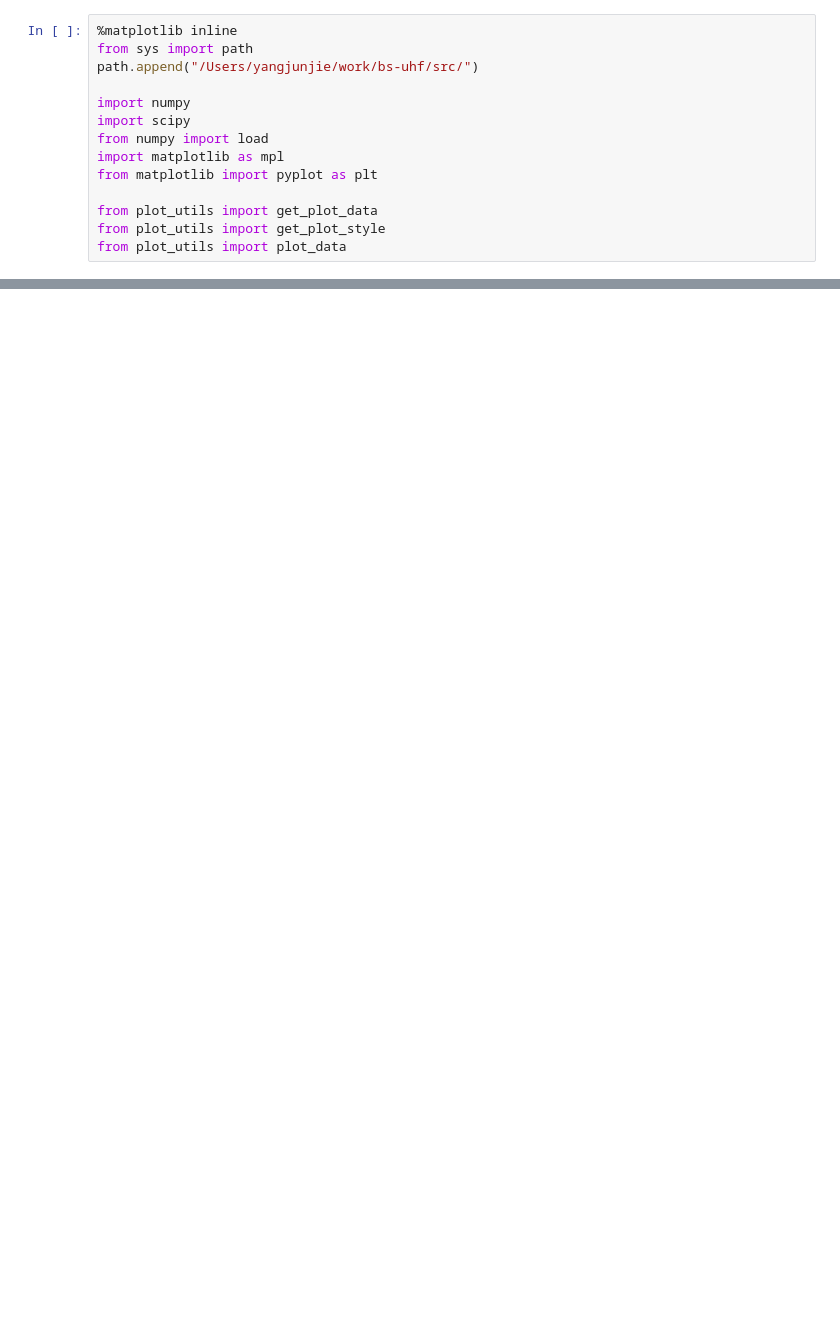
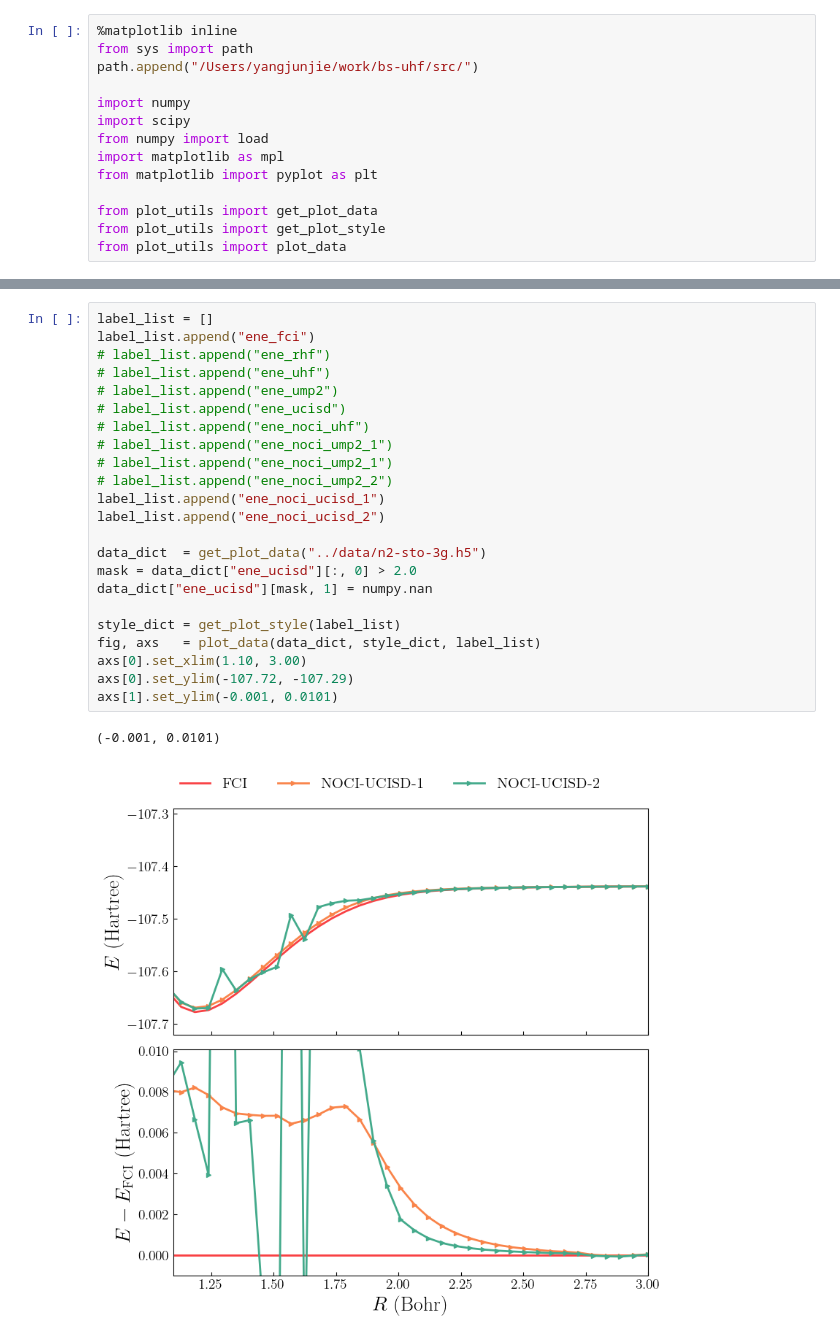
Before and after one commit to yangdatou/bs-uhf, a Jupyter notebook: work/plot/n2.ipynb, the cells around one changed output, grey strips where cells are left out. Saved outputs shown, nothing was run; the diff lists cells and outputs as text; blank space fills up the shorter version.

```diff
--- a/work/plot/n2.ipynb
+++ b/work/plot/n2.ipynb
@@ -62,0 +64,26 @@ axs[1].set_ylim(-0.001, 0.0101)
+# %%
+label_list = []
+label_list.append("ene_fci")
+# label_list.append("ene_rhf")
+# label_list.append("ene_uhf")
+# label_list.append("ene_ump2")
+# label_list.append("ene_ucisd")
+# label_list.append("ene_noci_uhf")
+# label_list.append("ene_noci_ump2_1")
+# label_list.append("ene_noci_ump2_1")
+# label_list.append("ene_noci_ump2_2")
+label_list.append("ene_noci_ucisd_1")
+label_list.append("ene_noci_ucisd_2")
+
+data_dict  = get_plot_data("../data/n2-sto-3g.h5")
+mask = data_dict["ene_ucisd"][:, 0] > 2.0
+data_dict["ene_ucisd"][mask, 1] = numpy.nan
+
+style_dict = get_plot_style(label_list)
+fig, axs   = plot_data(data_dict, style_dict, label_list)
+axs[0].set_xlim(1.10, 3.00)
+axs[0].set_ylim(-107.72, -107.29)
+axs[1].set_ylim(-0.001, 0.0101)
+# %% [output]
+(-0.001, 0.0101)
+[figure, added]
```
Also changed, not shown: parts of 2 cells of this notebook, 2 other files.
